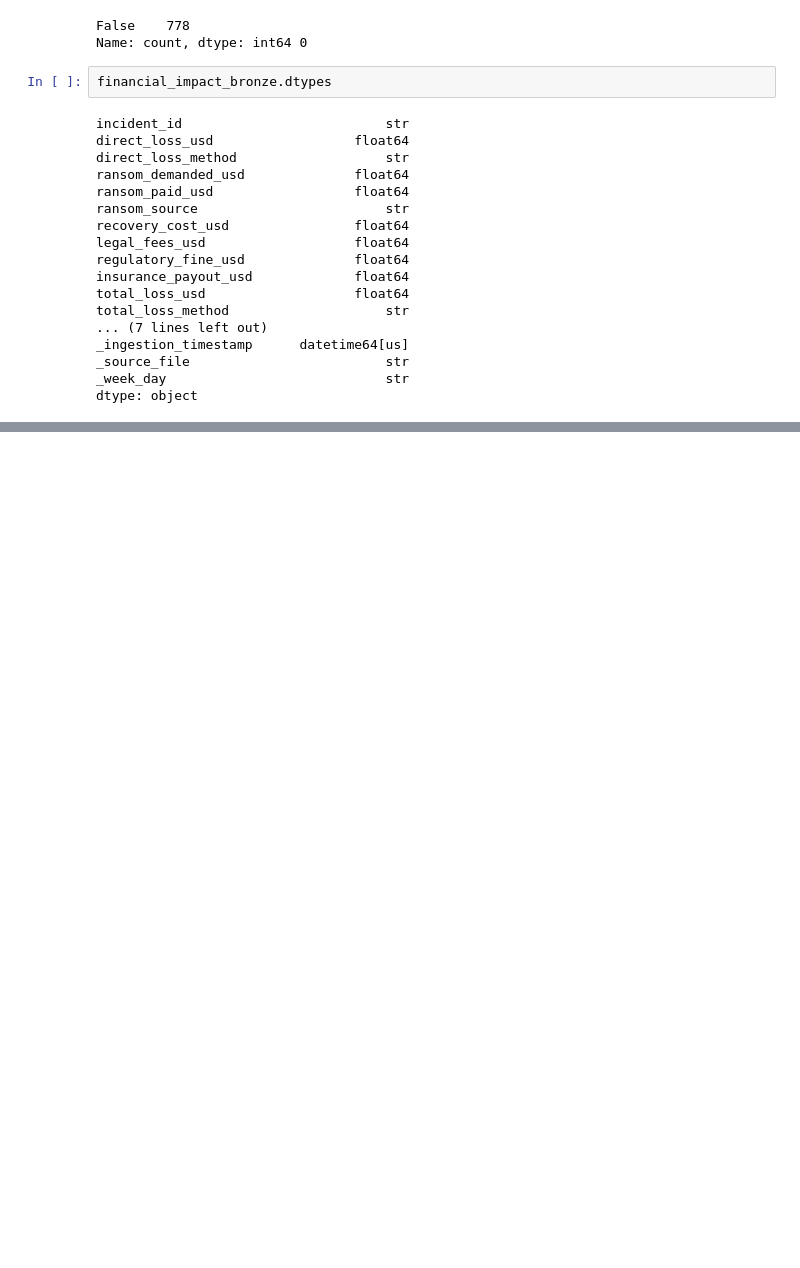
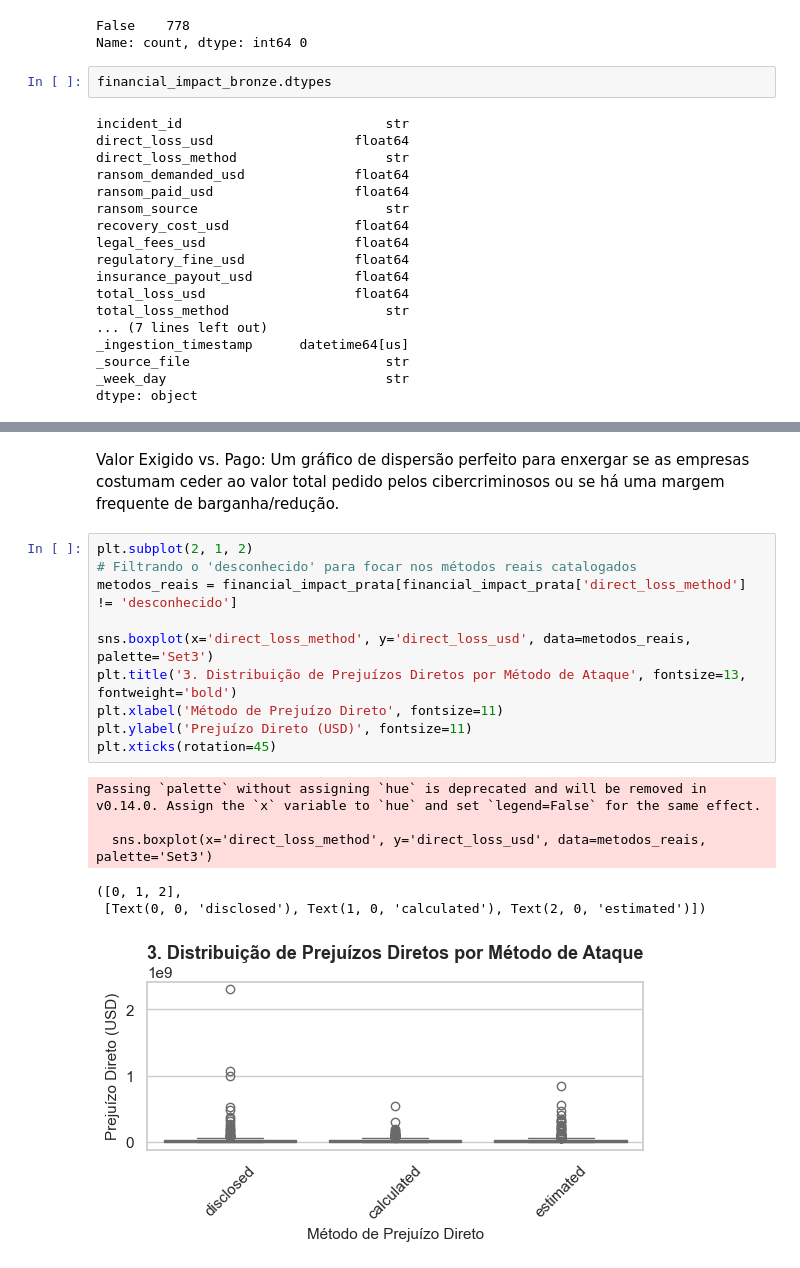
Before and after one commit to AlbertoGrey27/dataset_cyberseguran-a, a Jupyter notebook: dataset cybersecurity/financial_impact.ipynb, the cells around one changed output, grey strips where cells are left out. Cells and saved outputs as stored; diff of their text form; blank space fills up the shorter version.

```diff
--- a/dataset cybersecurity/financial_impact.ipynb
+++ b/dataset cybersecurity/financial_impact.ipynb
@@ -163,0 +264,19 @@ financial_impact_prata.head(10)
+# %% [markdown]
+Valor Exigido vs. Pago: Um gráfico de dispersão perfeito para enxergar se as empresas costumam ceder ao valor total pedido pelos cibercriminosos ou se há uma margem frequente de barganha/redução.
+# %%
+plt.subplot(2, 1, 2)
+# Filtrando o 'desconhecido' para focar nos métodos reais catalogados
+metodos_reais = financial_impact_prata[financial_impact_prata['direct_loss_method'] != 'desconhecido']
+
+sns.boxplot(x='direct_loss_method', y='direct_loss_usd', data=metodos_reais, palette='Set3')
+plt.title('3. Distribuição de Prejuízos Diretos por Método de Ataque', fontsize=13, fontweight='bold')
+plt.xlabel('Método de Prejuízo Direto', fontsize=11)
+plt.ylabel('Prejuízo Direto (USD)', fontsize=11)
+plt.xticks(rotation=45)
+# %% [output]
+Passing `palette` without assigning `hue` is deprecated and will be removed in v0.14.0. Assign the `x` variable to `hue` and set `legend=False` for the same effect.
+
+  sns.boxplot(x='direct_loss_method', y='direct_loss_usd', data=metodos_reais, palette='Set3')
+([0, 1, 2],
+ [Text(0, 0, 'disclosed'), Text(1, 0, 'calculated'), Text(2, 0, 'estimated')])
+[figure, added]
```
Also changed, not shown: parts of 21 cells of this notebook, 2 other files.
